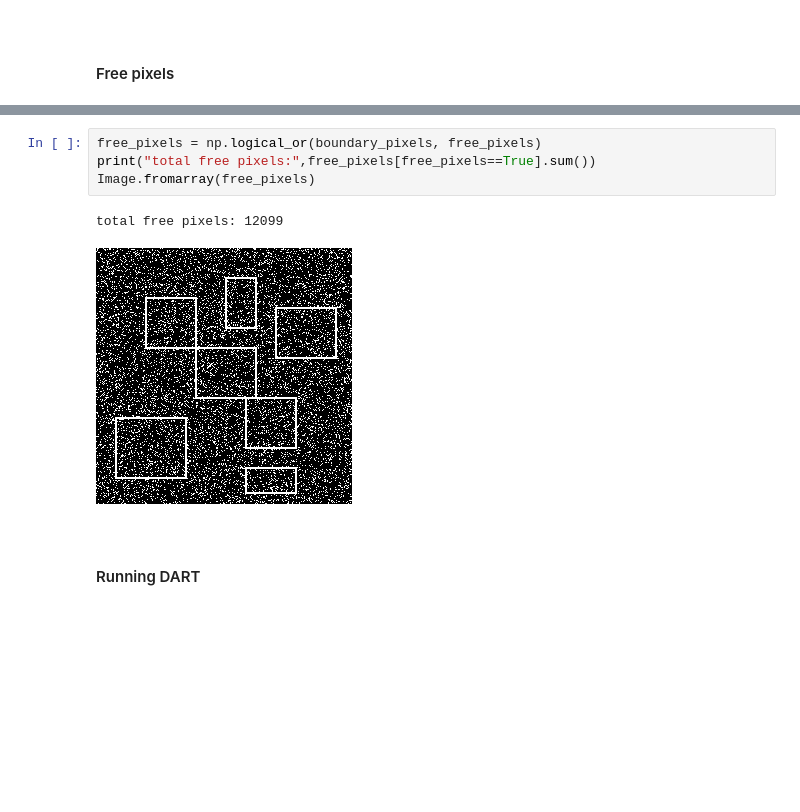
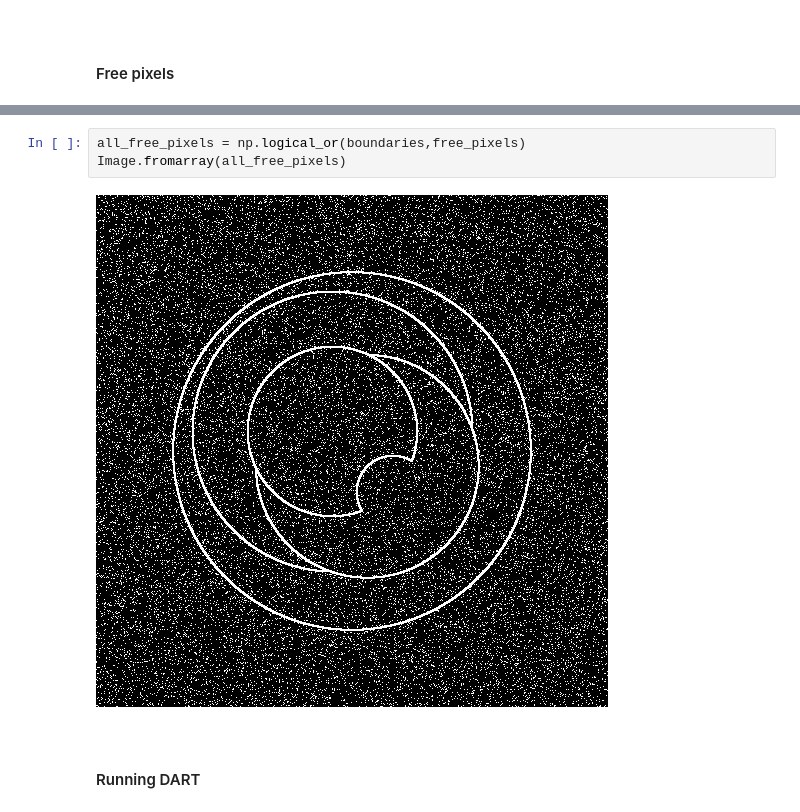
Before and after one commit to OhGreat/DART_python, a Jupyter notebook: dart_steps_test.ipynb, the cells around one changed output, grey strips where cells are left out. Drawn from its saved outputs; the diff is of its cells as text; blank space fills up the shorter version.

```diff
--- a/dart_steps_test.ipynb
+++ b/dart_steps_test.ipynb
@@ -99,10 +104,8 @@ free pixels shape: (256, 256), total free pixels: 9746
-# %%
-free_pixels = np.logical_or(boundary_pixels, free_pixels)
-print("total free pixels:",free_pixels[free_pixels==True].sum())
-Image.fromarray(free_pixels)
-# %% [output]
-total free pixels: 12099
-[figure, removed]
+# %%
+all_free_pixels = np.logical_or(boundaries,free_pixels)
+Image.fromarray(all_free_pixels)
+# %% [output]
+[figure, added]
 # %% [markdown]
 <br>
 <h4>
```
Also changed, not shown: parts of 23 cells of this notebook, 3 other files.
